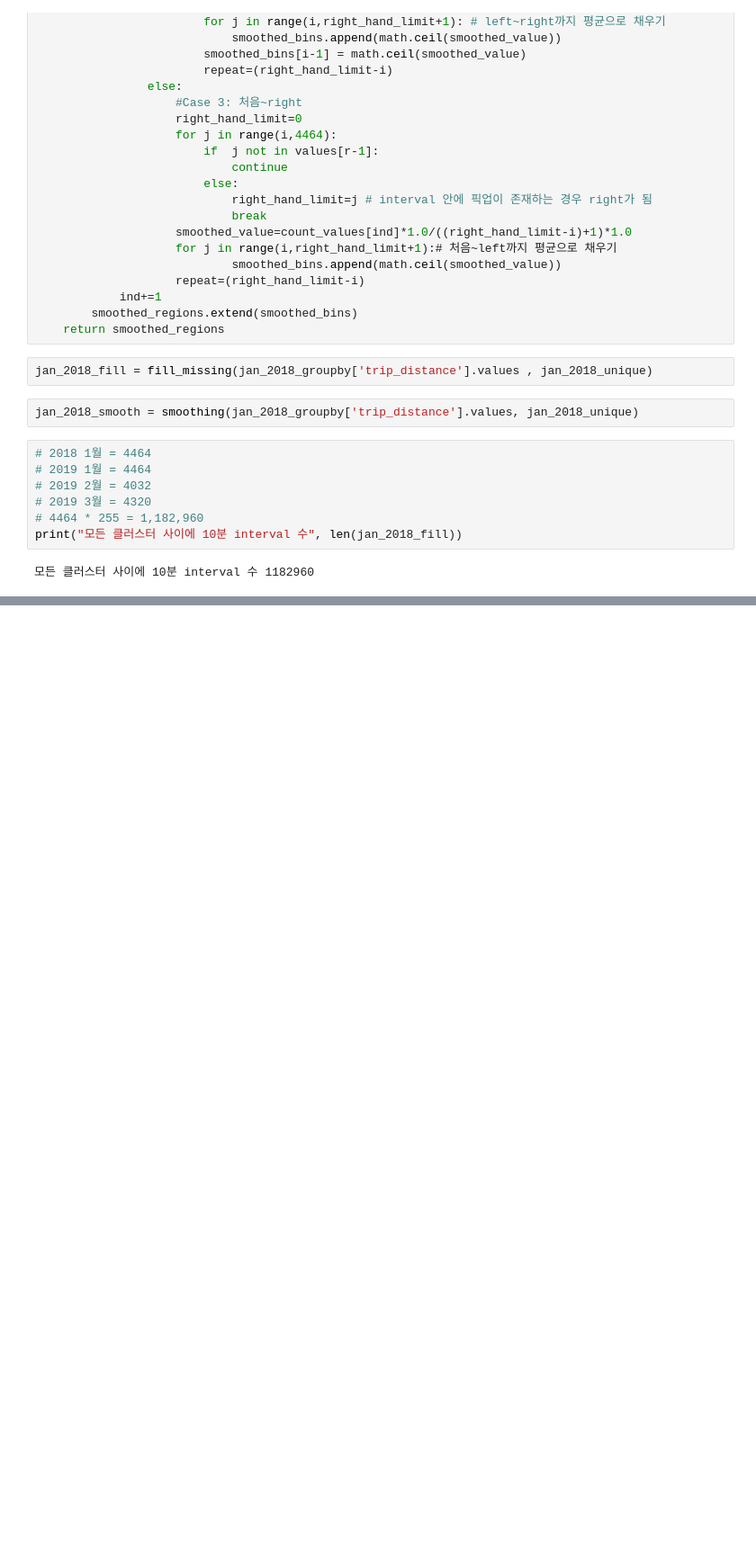
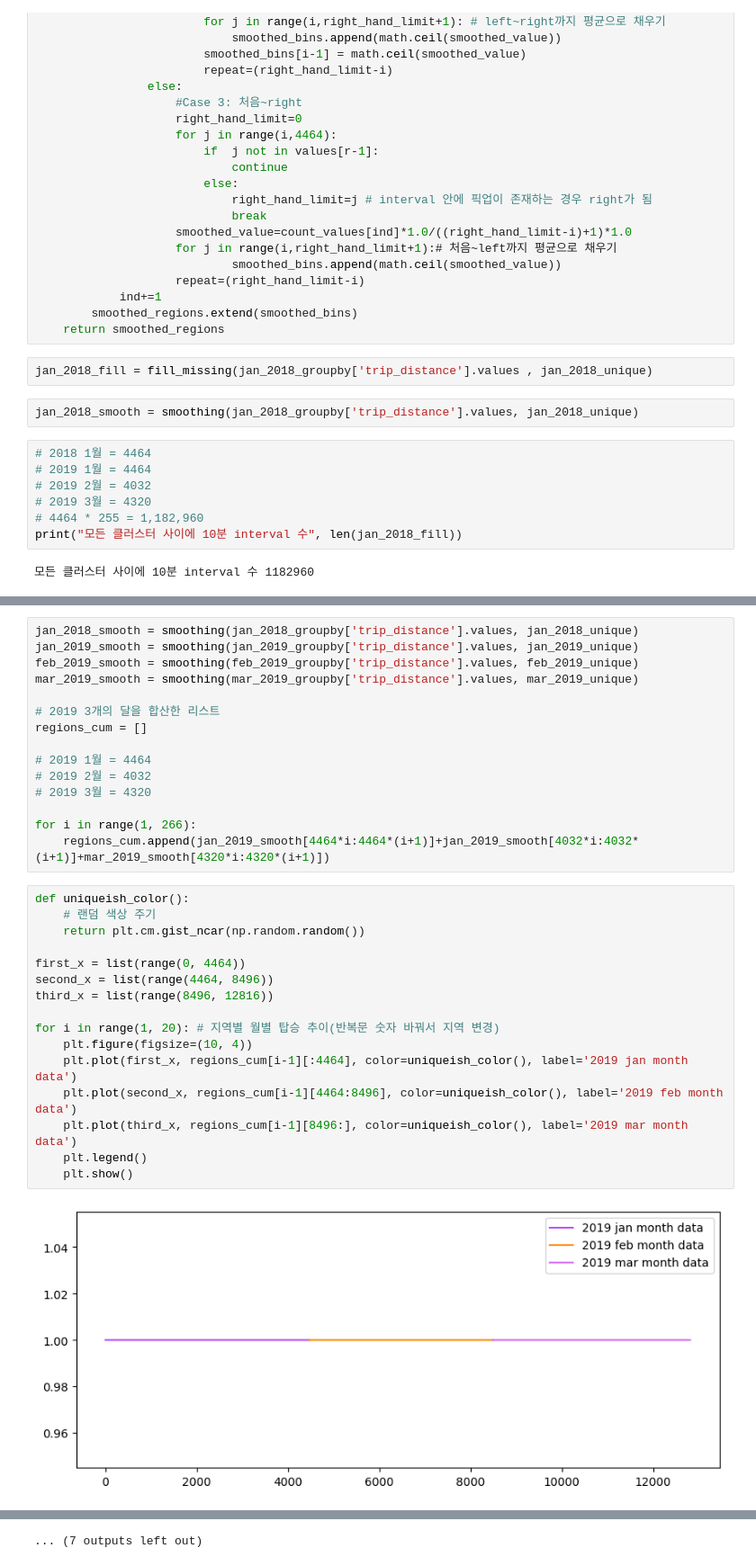
Before and after one commit to SoftwareApplicatiokn/newyork_taxi, a Jupyter notebook: read_file.ipynb, the cells around one changed output, grey strips where cells are left out. Shown at 90% size. Saved outputs shown, nothing was run; the diff lists cells and outputs as text; blank space fills up the shorter version.

Commit message:
data split train and test and regression and memory error..

```diff
--- a/read_file.ipynb
+++ b/read_file.ipynb
@@ -929,0 +934,33 @@ plt.show()
+# %%
+jan_2018_smooth = smoothing(jan_2018_groupby['trip_distance'].values, jan_2018_unique)
+jan_2019_smooth = smoothing(jan_2019_groupby['trip_distance'].values, jan_2019_unique)
+feb_2019_smooth = smoothing(feb_2019_groupby['trip_distance'].values, feb_2019_unique)
+mar_2019_smooth = smoothing(mar_2019_groupby['trip_distance'].values, mar_2019_unique)
+
+# 2019 3개의 달을 합산한 리스트
+regions_cum = []
+
+# 2019 1월 = 4464
+# 2019 2월 = 4032
+# 2019 3월 = 4320
+
+for i in range(1, 266):
+    regions_cum.append(jan_2019_smooth[4464*i:4464*(i+1)]+jan_2019_smooth[4032*i:4032*(i+1)]+mar_2019_smooth[4320*i:4320*(i+1)])
+# %%
+def uniqueish_color():
+    # 랜덤 색상 주기
+    return plt.cm.gist_ncar(np.random.random())
+
+first_x = list(range(0, 4464))
+second_x = list(range(4464, 8496))
+third_x = list(range(8496, 12816))
+
+for i in range(1, 20): # 지역별 월별 탑승 추이(반복문 숫자 바꿔서 지역 변경)
+    plt.figure(figsize=(10, 4))
+    plt.plot(first_x, regions_cum[i-1][:4464], color=uniqueish_color(), label='2019 jan month data')
+    plt.plot(second_x, regions_cum[i-1][4464:8496], color=uniqueish_color(), label='2019 feb month data')
+    plt.plot(third_x, regions_cum[i-1][8496:], color=uniqueish_color(), label='2019 mar month data')
+    plt.legend()
+    plt.show()
+# %% [output]
+[figure, added]
@@ -929,0 +978 @@ plt.show()
+... (7 outputs left out)
```
Also changed, not shown: parts of 17 cells of this notebook.
